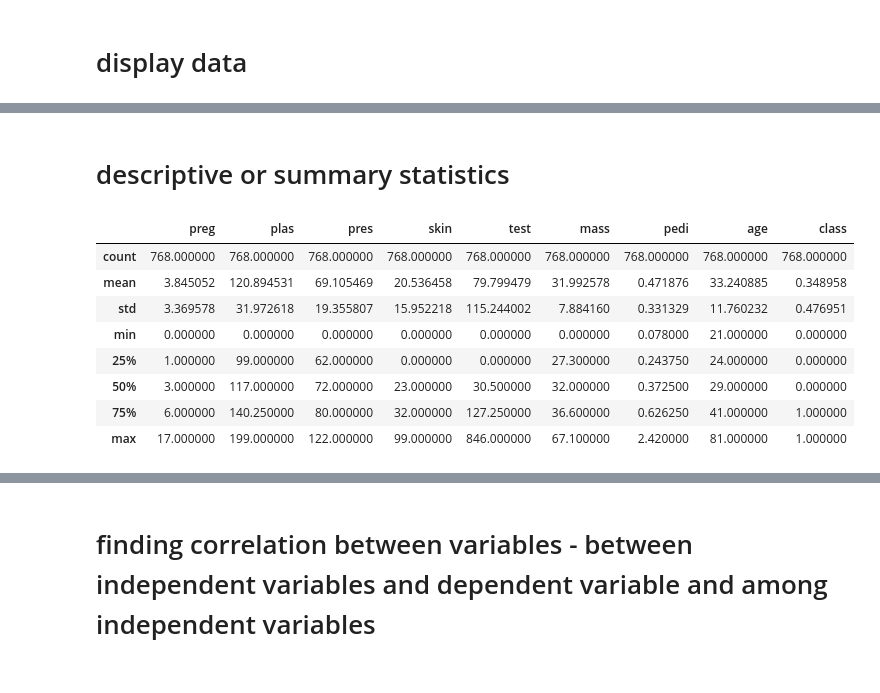
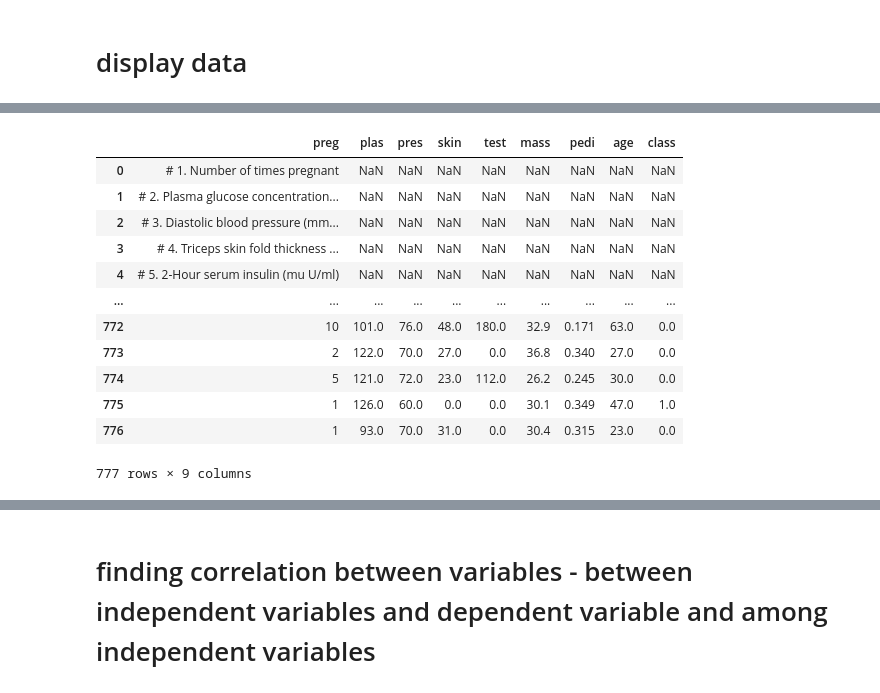
Before and after one commit to YashNigam65/gitfolder, a Jupyter notebook: notebook/Other/pima_indians_data_analysis_by_correlation_method.ipynb, the cells around one changed output, grey strips where cells are left out. Drawn from its saved outputs; the diff is of its cells as text; code cells hidden in the pictures.

```diff
--- a/notebook/Other/pima_indians_data_analysis_by_correlation_method.ipynb
+++ b/notebook/Other/pima_indians_data_analysis_by_correlation_method.ipynb
@@ -19,7 +16,7 @@ differnce between regression , cprrelation , causation ?
 # %%
 filename = "pima_indians_dataset.csv"
 names = ['preg', 'plas', 'pres', 'skin', 'test', 'mass', 'pedi', 'age', 'class']
-pima = read_csv('https://raw.githubusercontent.com/YashNigam65/gitfolder/refs/heads/master/dataset/pima-indians-diabetes.csv', names = names)
+pima_raw = read_csv('https://raw.githubusercontent.com/YashNigam65/gitfolder/refs/heads/master/dataset/pima-indians-diabetes.csv', names = names)
 # %% [markdown]
 #set_option('display.width', 100)
 #set_option('precision', 3)
@@ -44,15 +25,16 @@ pima
-# %% [markdown]
-# descriptive or summary statistics
-# %%
-description = pima.describe()
-description
-# %% [output]
-|  | preg | plas | pres | skin | test | mass | pedi | age | class |
-| count | 768.000000 | 768.000000 | 768.000000 | 768.000000 | 768.000000 | 768.000000 | 768.000000 | 768.000000 | 768.000000 |
-| mean | 3.845052 | 120.894531 | 69.105469 | 20.536458 | 79.799479 | 31.992578 | 0.471876 | 33.240885 | 0.348958 |
-| std | 3.369578 | 31.972618 | 19.355807 | 15.952218 | 115.244002 | 7.884160 | 0.331329 | 11.760232 | 0.476951 |
-| min | 0.000000 | 0.000000 | 0.000000 | 0.000000 | 0.000000 | 0.000000 | 0.078000 | 21.000000 | 0.000000 |
-| 25% | 1.000000 | 99.000000 | 62.000000 | 0.000000 | 0.000000 | 27.300000 | 0.243750 | 24.000000 | 0.000000 |
-| 50% | 3.000000 | 117.000000 | 72.000000 | 23.000000 | 30.500000 | 32.000000 | 0.372500 | 29.000000 | 0.000000 |
-| 75% | 6.000000 | 140.250000 | 80.000000 | 32.000000 | 127.250000 | 36.600000 | 0.626250 | 41.000000 | 1.000000 |
-| max | 17.000000 | 199.000000 | 122.000000 | 99.000000 | 846.000000 | 67.100000 | 2.420000 | 81.000000 | 1.000000 |
+# %%
+pima_raw
+# %% [output]
+|  | preg | plas | pres | skin | test | mass | pedi | age | class |
+| 0 | # 1. Number of times pregnant | NaN | NaN | NaN | NaN | NaN | NaN | NaN | NaN |
+| 1 | # 2. Plasma glucose concentration... | NaN | NaN | NaN | NaN | NaN | NaN | NaN | NaN |
+| 2 | # 3. Diastolic blood pressure (mm... | NaN | NaN | NaN | NaN | NaN | NaN | NaN | NaN |
+| 3 | # 4. Triceps skin fold thickness ... | NaN | NaN | NaN | NaN | NaN | NaN | NaN | NaN |
+| 4 | # 5. 2-Hour serum insulin (mu U/ml) | NaN | NaN | NaN | NaN | NaN | NaN | NaN | NaN |
+| ... | ... | ... | ... | ... | ... | ... | ... | ... | ... |
+| 772 | 10 | 101.0 | 76.0 | 48.0 | 180.0 | 32.9 | 0.171 | 63.0 | 0.0 |
+| 773 | 2 | 122.0 | 70.0 | 27.0 | 0.0 | 36.8 | 0.340 | 27.0 | 0.0 |
+| 774 | 5 | 121.0 | 72.0 | 23.0 | 112.0 | 26.2 | 0.245 | 30.0 | 0.0 |
+| 775 | 1 | 126.0 | 60.0 | 0.0 | 0.0 | 30.1 | 0.349 | 47.0 | 1.0 |
+| 776 | 1 | 93.0 | 70.0 | 31.0 | 0.0 | 30.4 | 0.315 | 23.0 | 0.0 |
+777 rows × 9 columns
```
Also changed, not shown: parts of 7 cells of this notebook.
